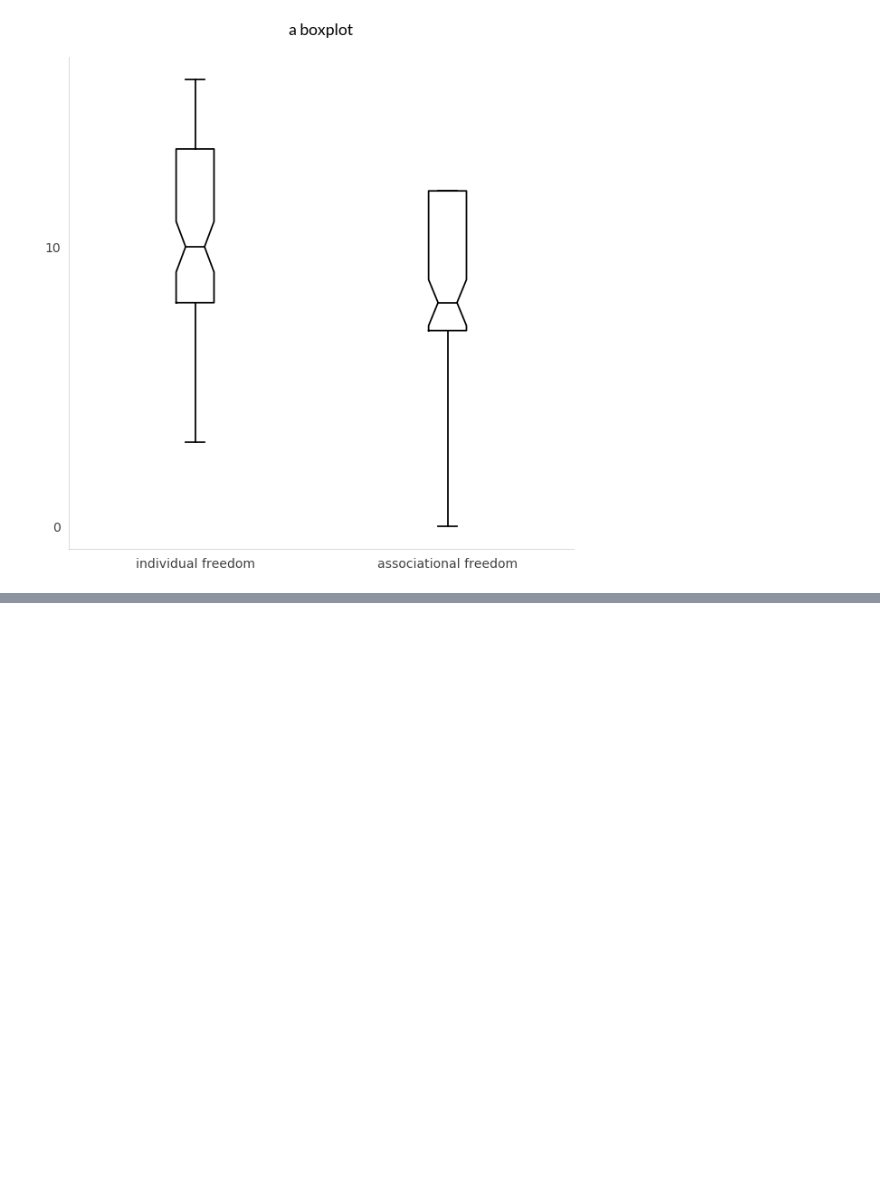
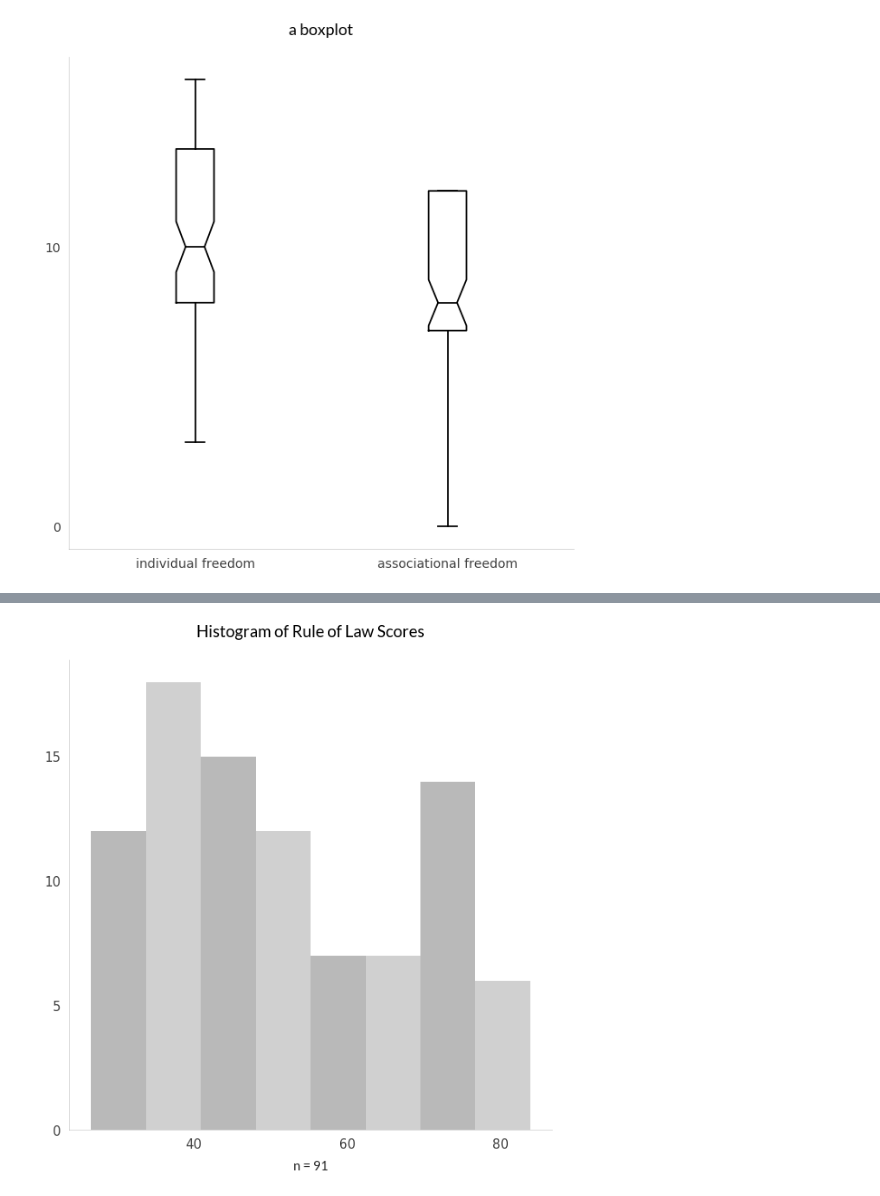
Before and after one commit to paultopia/printable_plots, a Jupyter notebook: tweaking/experiments.ipynb, the cells around one changed output, grey strips where cells are left out. Drawn from its saved outputs; the diff is of its cells as text; code cells hidden in the pictures; blank space fills up the shorter version.

```diff
--- a/tweaking/experiments.ipynb
+++ b/tweaking/experiments.ipynb
@@ -219,0 +396,4 @@ bptest2 = boxplot2([roldf["per_auto"], df["assoc_org"]],
+# %%
+h1 = histogram(roldf["RoLScore"], title="Histogram of Rule of Law Scores", add_kde=False)
+# %% [output]
+[figure, added]
```
Also changed, not shown: parts of 14 cells of this notebook, 2 other files.
